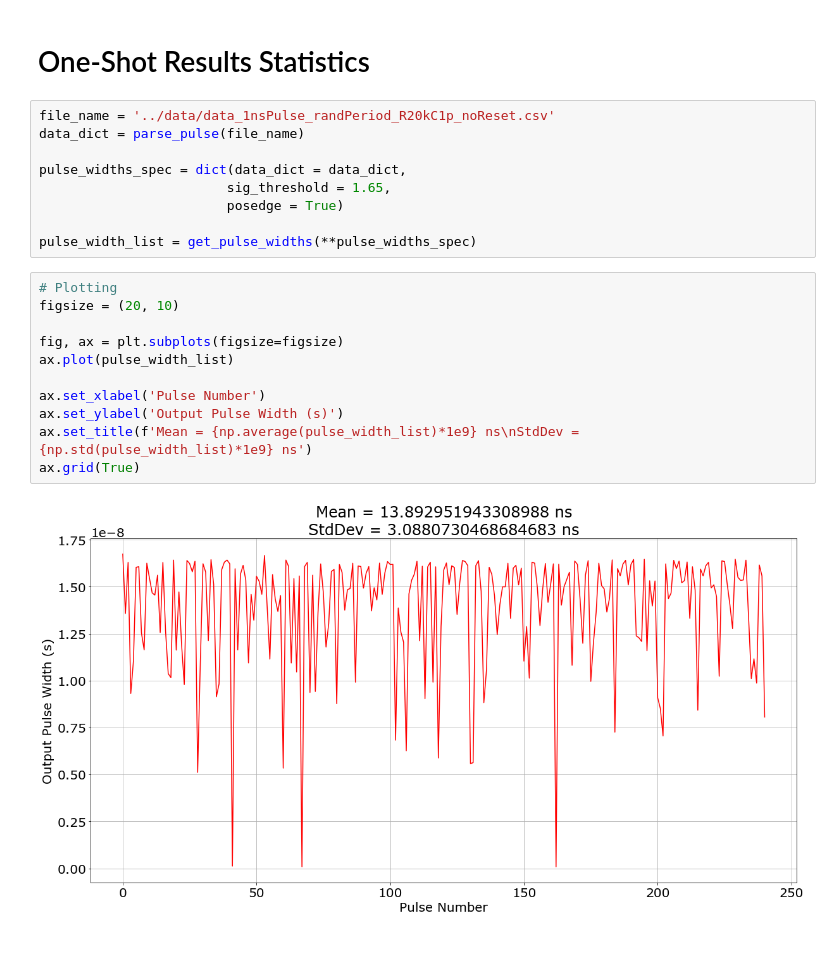
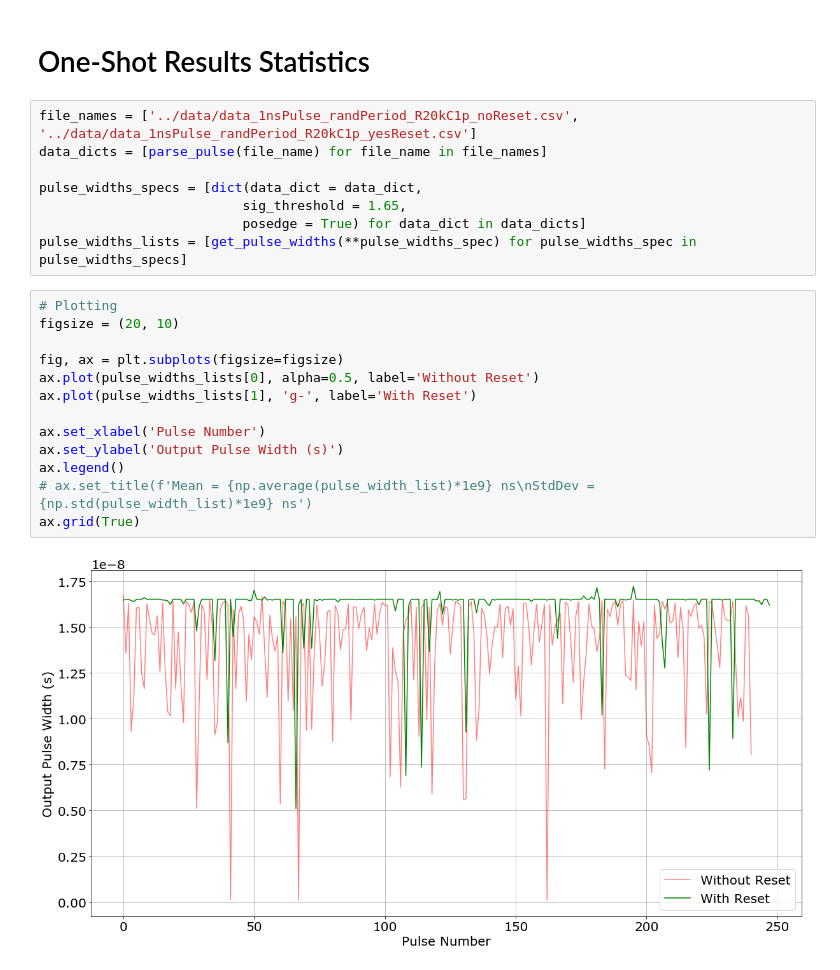
Before and after one commit to iiSmiley/span-ion-code, a Jupyter notebook: scratchpad_ll.ipynb, the cells around one changed output. Saved outputs shown, nothing was run; the diff lists cells and outputs as text.

Commit message:
[ll] OneShot data handling in the scratchpad

```diff
--- a/scratchpad_ll.ipynb
+++ b/scratchpad_ll.ipynb
@@ -85,27 +85,28 @@ ax.set_xlim(xlim);
 # %% [markdown]
 <h1>One-Shot Results Statistics</h1>
 # %%
-file_name = '../data/data_1nsPulse_randPeriod_R20kC1p_noReset.csv'
-data_dict = parse_pulse(file_name)
+file_names = ['../data/data_1nsPulse_randPeriod_R20kC1p_noReset.csv', '../data/data_1nsPulse_randPeriod_R20kC1p_yesReset.csv']
+data_dicts = [parse_pulse(file_name) for file_name in file_names]
 
-pulse_widths_spec = dict(data_dict = data_dict,
-                        sig_threshold = 1.65,
-                        posedge = True)
-
-pulse_width_list = get_pulse_widths(**pulse_widths_spec)
+pulse_widths_specs = [dict(data_dict = data_dict,
+                          sig_threshold = 1.65,
+                          posedge = True) for data_dict in data_dicts]
+pulse_widths_lists = [get_pulse_widths(**pulse_widths_spec) for pulse_widths_spec in pulse_widths_specs]
 # %%
 # Plotting
 figsize = (20, 10)
 
 fig, ax = plt.subplots(figsize=figsize)
-ax.plot(pulse_width_list)
+ax.plot(pulse_widths_lists[0], alpha=0.5, label='Without Reset')
+ax.plot(pulse_widths_lists[1], 'g-', label='With Reset')
 
 ax.set_xlabel('Pulse Number')
 ax.set_ylabel('Output Pulse Width (s)')
-ax.set_title(f'Mean = {np.average(pulse_width_list)*1e9} ns\nStdDev = {np.std(pulse_width_list)*1e9} ns')
+ax.legend()
+# ax.set_title(f'Mean = {np.average(pulse_width_list)*1e9} ns\nStdDev = {np.std(pulse_width_list)*1e9} ns')
 ax.grid(True)
 # %% [output]
-[figure, old version]
+[figure, new version]
 # %%
 # Histogram
 figsize = (20, 10)
```
Also changed, not shown: parts of 1 cell of this notebook.
